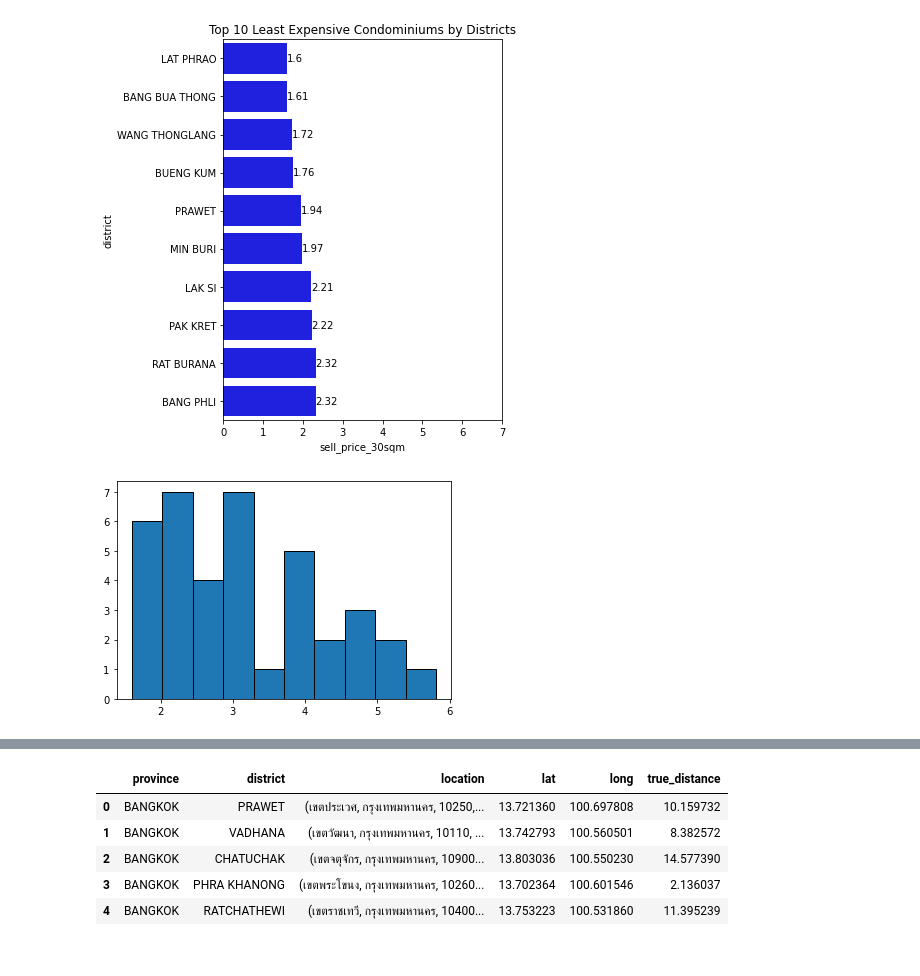
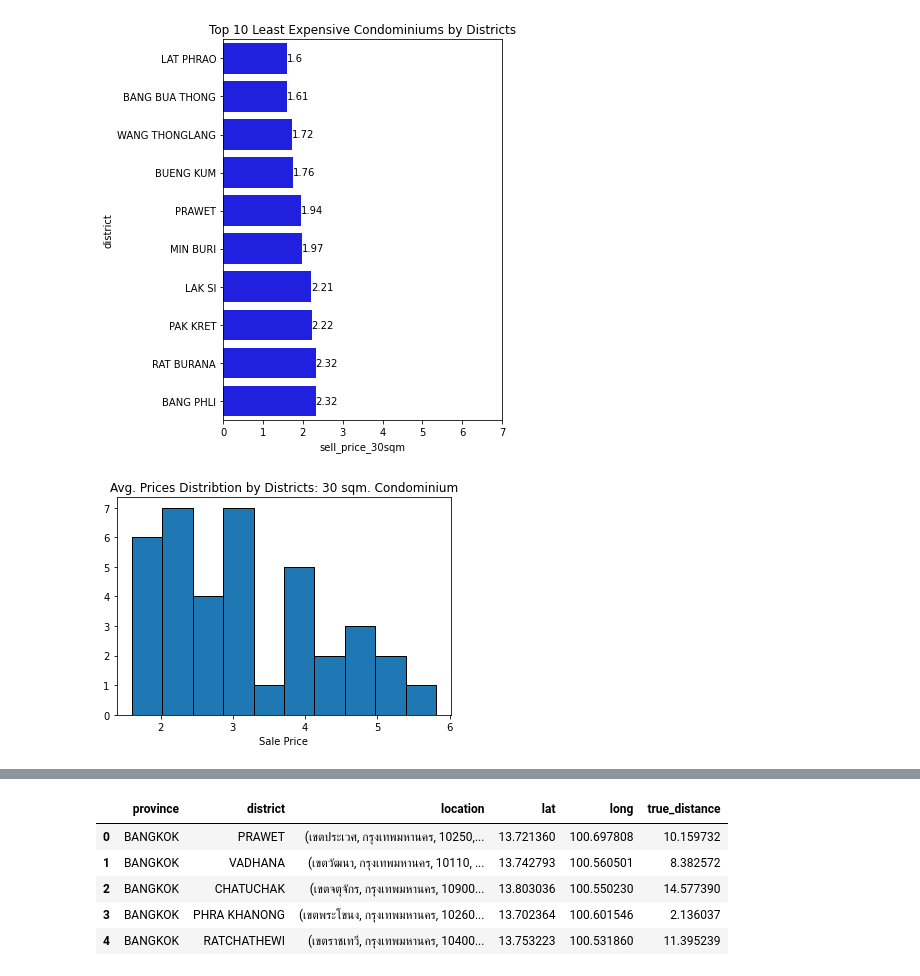
Before and after one commit to Chalermchon1993/dsi_project_python, a Jupyter notebook: Condo.ipynb, the cells around one changed output, grey strips where cells are left out. Saved outputs shown, nothing was run; the diff lists cells and outputs as text; code cells hidden in the pictures.

```diff
--- a/Condo.ipynb
+++ b/Condo.ipynb
@@ -453,10 +453,11 @@ plt.title("Top 10 Least Expensive Condominiums by Districts");
 # %% [output]
 [figure]
 # %%
-# selling price distribution by districts
+# create sale prices distribution by districts to find the price range.
 
 plt.hist(df_sell_dist.sell_price_30sqm, edgecolor='black')
-plt.show()
+plt.xlabel("Sale Price")
+plt.title('Avg. Prices Distribtion by Districts: 30 sqm. Condominium');
 # %% [output]
-[figure, old version]
+[figure, new version]
 # %%
```
Also changed, not shown: parts of 14 cells of this notebook.
